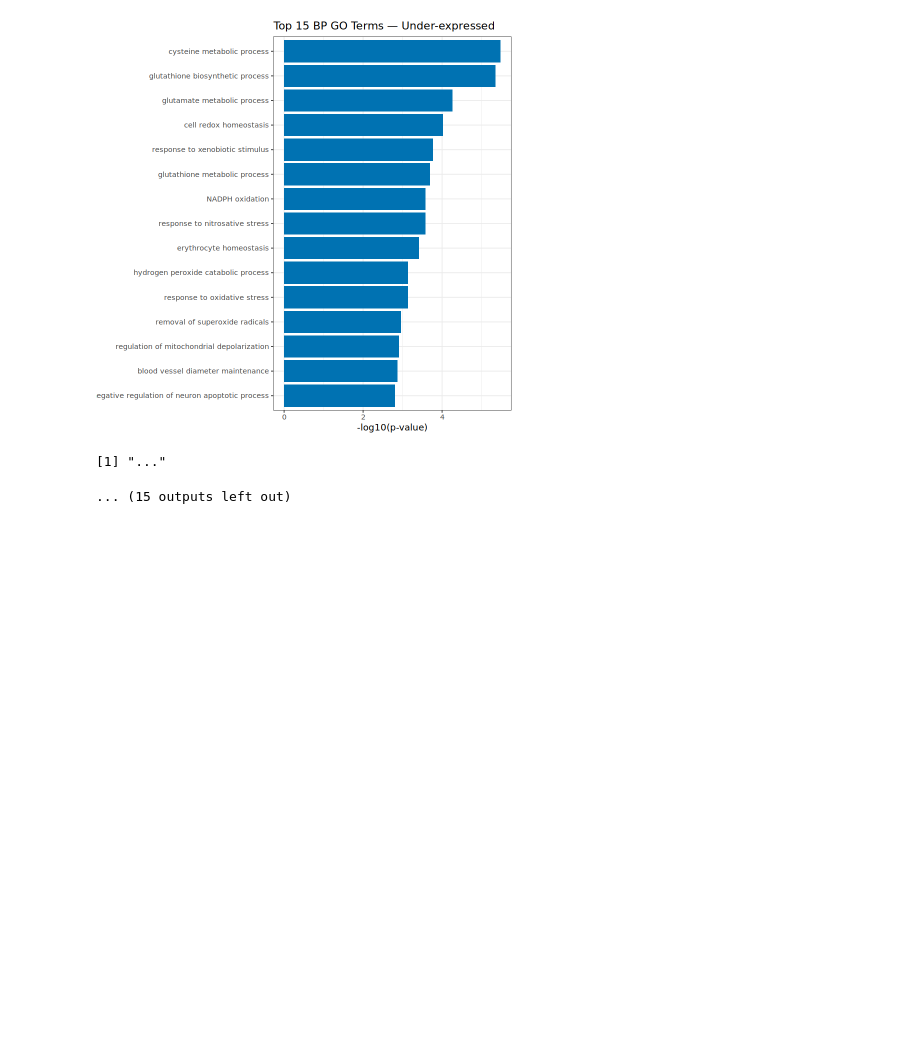
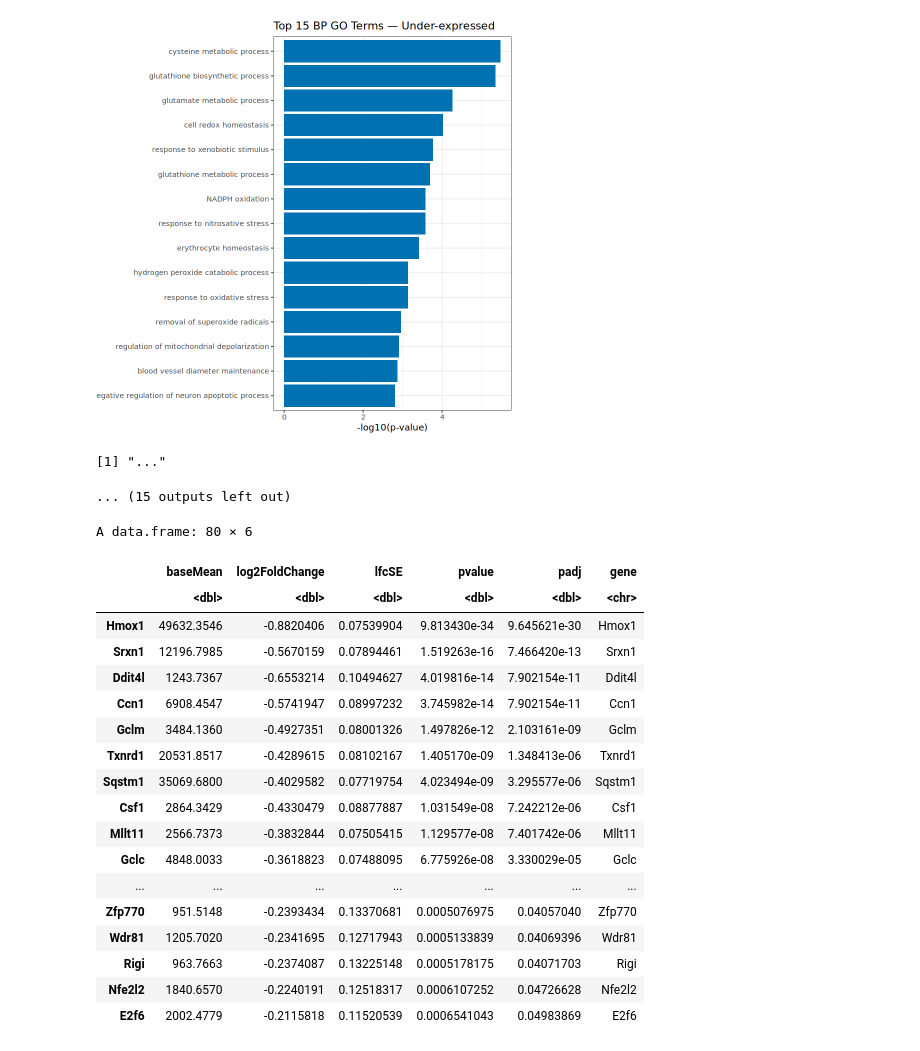
Before and after one commit to TungstenLab/anti_glioma_drug_MoA, a Jupyter notebook: analysis/DE_enrichment_analysis_final.ipynb, the cells around one changed output. Saved outputs shown, nothing was run; the diff lists cells and outputs as text; code cells hidden in the pictures; blank space fills up the shorter version.

```diff
--- a/analysis/DE_enrichment_analysis_final.ipynb
+++ b/analysis/DE_enrichment_analysis_final.ipynb
@@ -661,8 +640,12 @@ for (treatment in c("AUF", "CIS", "TRANS")) {
     pdf(paste0("Volcano_plot_", treatment, ".pdf"))
     print(sig_new$Volcanoplot)
     dev.off()
-    write_xlsx(data.frame(sig_new$DEgenes_over), paste0("DEGs_", treatment, "_upregulated.xlsx"))
-    write_xlsx(data.frame(sig_new$DEgenes_under), paste0("DEGs_", treatment, "_downregulated.xlsx"))
+    degs_up <- data.frame(sig_new$DEgenes_over)
+    degs_up$gene <- rownames(sig_new$DEgenes_over)
+    degs_down <- data.frame(sig_new$DEgenes_under)
+    degs_down$gene <- rownames(sig_new$DEgenes_under)
+    write_xlsx(degs_up, paste0("DEGs_", treatment, "_upregulated.xlsx"))
+    write_xlsx(degs_down, paste0("DEGs_", treatment, "_downregulated.xlsx"))
     print(sig_new$GOplots$over$bar)
     pdf(paste0("GOplot_over_", treatment, ".pdf"))
     print(sig_new$GOplots$over$dot)
@@ -997,8 +980,12 @@ if (nrow(sig) > 0) {
   pdf(paste0("Volcano_plot_", treatment, "_vs_CIS.pdf"))
   print(sig_new$Volcanoplot)
   dev.off()
-  write_xlsx(data.frame(sig_new$DEgenes_over), paste0("DEGs_", treatment, "_vs_CIS_upregulated.xlsx"))
-  write_xlsx(data.frame(sig_new$DEgenes_under), paste0("DEGs_", treatment, "_vs_CIS_downregulated.xlsx"))
+  degs_up <- data.frame(sig_new$DEgenes_over)
+  degs_up$gene <- rownames(sig_new$DEgenes_over)
+  degs_down <- data.frame(sig_new$DEgenes_under)
+  degs_down$gene <- rownames(sig_new$DEgenes_under)
+  write_xlsx(degs_up, paste0("DEGs_", treatment, "_vs_CIS_upregulated.xlsx"))
+  write_xlsx(degs_down, paste0("DEGs_", treatment, "_vs_CIS_downregulated.xlsx"))
   print(sig_new$GOplots$over$bar)
   pdf(paste0("GOplot_over_", treatment, "_vs_CIS.pdf"))
   print(sig_new$GOplots$over$dot)
@@ -1329,8 +1316,12 @@ for (treatment in c("TRANS", "CIS")){
     pdf(paste0("Volcano_plot_", treatment, "_vs_AUF.pdf"))
     print(sig_new$Volcanoplot)
     dev.off()
-    write_xlsx(data.frame(sig_new$DEgenes_over), paste0("DEGs_", treatment, "_vs_AUF_upregulated.xlsx"))
-    write_xlsx(data.frame(sig_new$DEgenes_under), paste0("DEGs_", treatment, "_vs_AUF_downregulated.xlsx"))
+    degs_up <- data.frame(sig_new$DEgenes_over)
+    degs_up$gene <- rownames(sig_new$DEgenes_over)
+    degs_down <- data.frame(sig_new$DEgenes_under)
+    degs_down$gene <- rownames(sig_new$DEgenes_under)
+    write_xlsx(degs_up, paste0("DEGs_", treatment, "_vs_AUF_upregulated.xlsx"))
+    write_xlsx(degs_down, paste0("DEGs_", treatment, "_vs_AUF_downregulated.xlsx"))
     print(sig_new$GOplots$over$bar)
     pdf(paste0("GOplot_over_", treatment, "_vs_AUF.pdf"))
     print(sig_new$GOplots$over$dot)
@@ -1439,3 +1430,27 @@ Warning message in grid.Call.graphics(C_text, as.graphicsAnnot(x$label), x$x, x$
 [figure]
 [1] "..."
 ... (15 outputs left out)
+# %%
+x <- data.frame(sig_new$DEgenes_under)
+x$gene <- rownames(sig_new$DEgenes_under)
+x
+# %% [output]
+A data.frame: 80 × 6
+|  | baseMean | log2FoldChange | lfcSE | pvalue | padj | gene |
+|  | <dbl> | <dbl> | <dbl> | <dbl> | <dbl> | <chr> |
+| Hmox1 | 49632.3546 | -0.8820406 | 0.07539904 | 9.813430e-34 | 9.645621e-30 | Hmox1 |
+| Srxn1 | 12196.7985 | -0.5670159 | 0.07894461 | 1.519263e-16 | 7.466420e-13 | Srxn1 |
+| Ddit4l | 1243.7367 | -0.6553214 | 0.10494627 | 4.019816e-14 | 7.902154e-11 | Ddit4l |
+| Ccn1 | 6908.4547 | -0.5741947 | 0.08997232 | 3.745982e-14 | 7.902154e-11 | Ccn1 |
+| Gclm | 3484.1360 | -0.4927351 | 0.08001326 | 1.497826e-12 | 2.103161e-09 | Gclm |
+| Txnrd1 | 20531.8517 | -0.4289615 | 0.08102167 | 1.405170e-09 | 1.348413e-06 | Txnrd1 |
+| Sqstm1 | 35069.6800 | -0.4029582 | 0.07719754 | 4.023494e-09 | 3.295577e-06 | Sqstm1 |
+| Csf1 | 2864.3429 | -0.4330479 | 0.08877887 | 1.031549e-08 | 7.242212e-06 | Csf1 |
+| Mllt11 | 2566.7373 | -0.3832844 | 0.07505415 | 1.129577e-08 | 7.401742e-06 | Mllt11 |
+| Gclc | 4848.0033 | -0.3618823 | 0.07488095 | 6.775926e-08 | 3.330029e-05 | Gclc |
+| ... | ... | ... | ... | ... | ... | ... |
+| Zfp770 | 951.5148 | -0.2393434 | 0.13370681 | 0.0005076975 | 0.04057040 | Zfp770 |
+| Wdr81 | 1205.7020 | -0.2341695 | 0.12717943 | 0.0005133839 | 0.04069396 | Wdr81 |
+| Rigi | 963.7663 | -0.2374087 | 0.13225148 | 0.0005178175 | 0.04071703 | Rigi |
+| Nfe2l2 | 1840.6570 | -0.2240191 | 0.12518317 | 0.0006107252 | 0.04726628 | Nfe2l2 |
+| E2f6 | 2002.4779 | -0.2115818 | 0.11520539 | 0.0006541043 | 0.04983869 | E2f6 |
```
Also changed, not shown: parts of 2 cells of this notebook, 2 other files.
